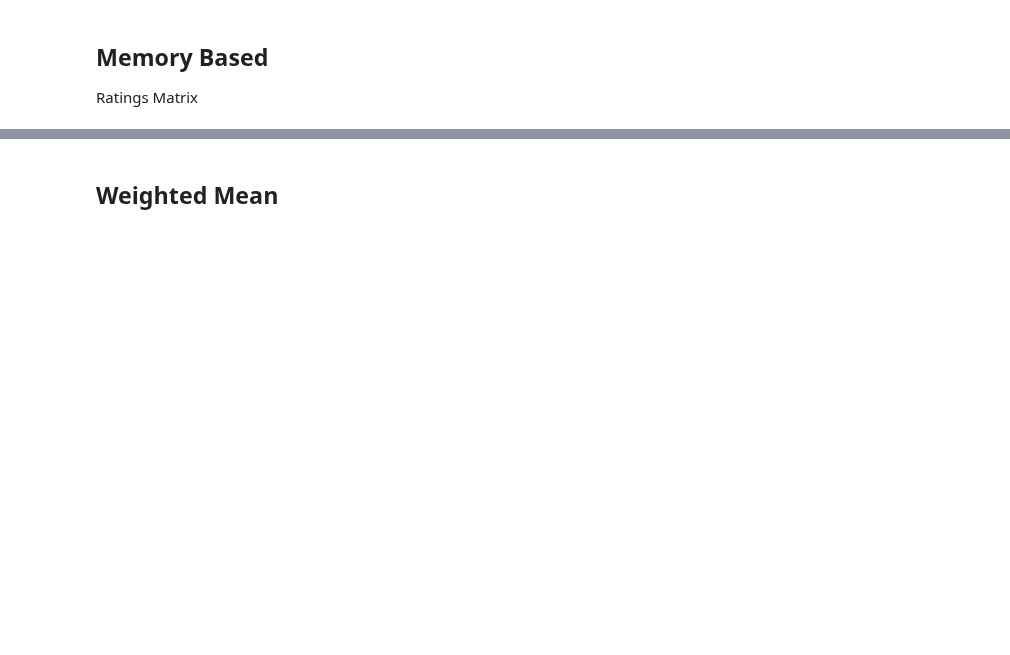
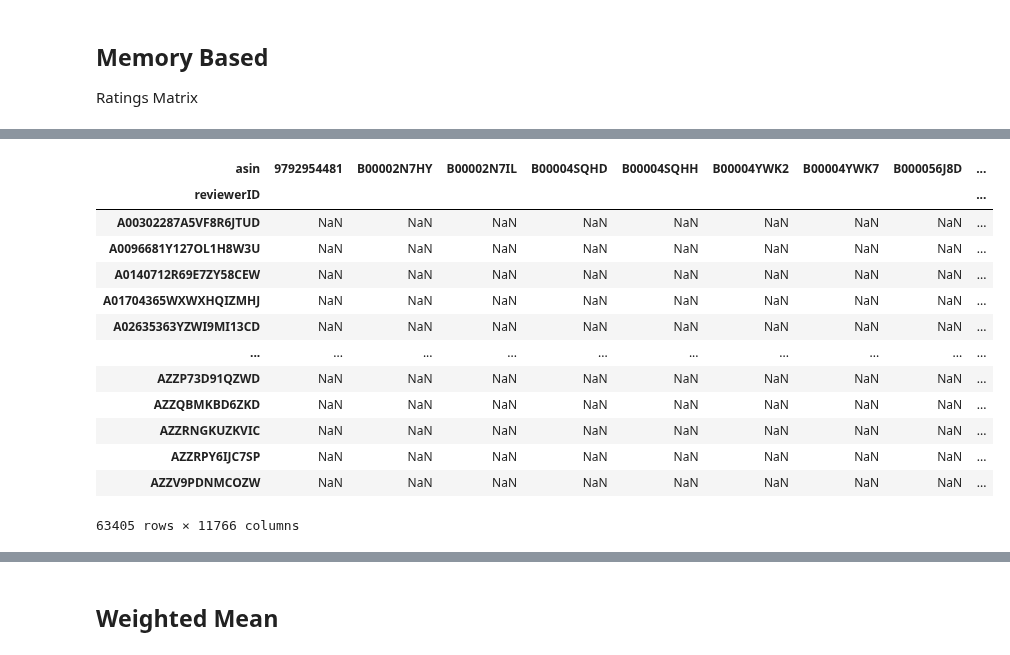
Before and after one commit to DATA-606-SPRING-2022/Jin_DATA606, a Jupyter notebook: ipynb/DATA606_Part2_CollaborativeRecommender.ipynb, the cells around one changed output, grey strips where cells are left out. Drawn from its saved outputs; the diff is of its cells as text; code cells hidden in the pictures; blank space fills up the shorter version.

```diff
--- a/ipynb/DATA606_Part2_CollaborativeRecommender.ipynb
+++ b/ipynb/DATA606_Part2_CollaborativeRecommender.ipynb
@@ -211,0 +279,19 @@ score(cf_user_mean)
+# %%
+r_matrix2 = X_train.pivot_table(values='rate_by_polarity', index='reviewerID', columns='asin')
+
+r_matrix2
+# %% [output]
+| asin | 9792954481 | B00002N7HY | B00002N7IL | B00004SQHD | B00004SQHH | B00004YWK2 | B00004YWK7 | B000056J8D | ... |
+| reviewerID |  |  |  |  |  |  |  |  | ... |
+| A00302287A5VF8R6JTUD | NaN | NaN | NaN | NaN | NaN | NaN | NaN | NaN | ... |
+| A0096681Y127OL1H8W3U | NaN | NaN | NaN | NaN | NaN | NaN | NaN | NaN | ... |
+| A0140712R69E7ZY58CEW | NaN | NaN | NaN | NaN | NaN | NaN | NaN | NaN | ... |
+| A01704365WXWXHQIZMHJ | NaN | NaN | NaN | NaN | NaN | NaN | NaN | NaN | ... |
+| A02635363YZWI9MI13CD | NaN | NaN | NaN | NaN | NaN | NaN | NaN | NaN | ... |
+| ... | ... | ... | ... | ... | ... | ... | ... | ... | ... |
+| AZZP73D91QZWD | NaN | NaN | NaN | NaN | NaN | NaN | NaN | NaN | ... |
+| AZZQBMKBD6ZKD | NaN | NaN | NaN | NaN | NaN | NaN | NaN | NaN | ... |
+| AZZRNGKUZKVIC | NaN | NaN | NaN | NaN | NaN | NaN | NaN | NaN | ... |
+| AZZRPY6IJC7SP | NaN | NaN | NaN | NaN | NaN | NaN | NaN | NaN | ... |
+| AZZV9PDNMCOZW | NaN | NaN | NaN | NaN | NaN | NaN | NaN | NaN | ... |
+63405 rows × 11766 columns
```
Also changed, not shown: parts of 21 cells of this notebook.
